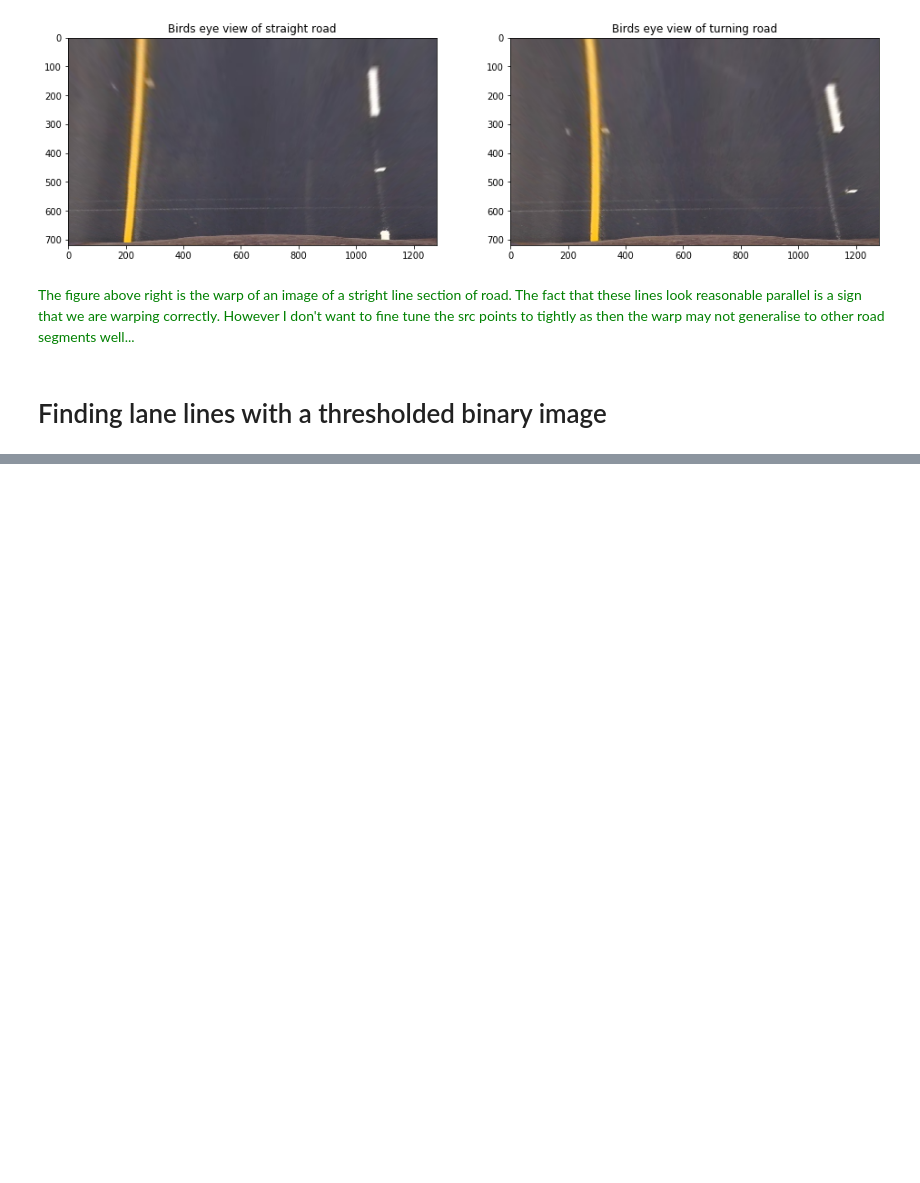
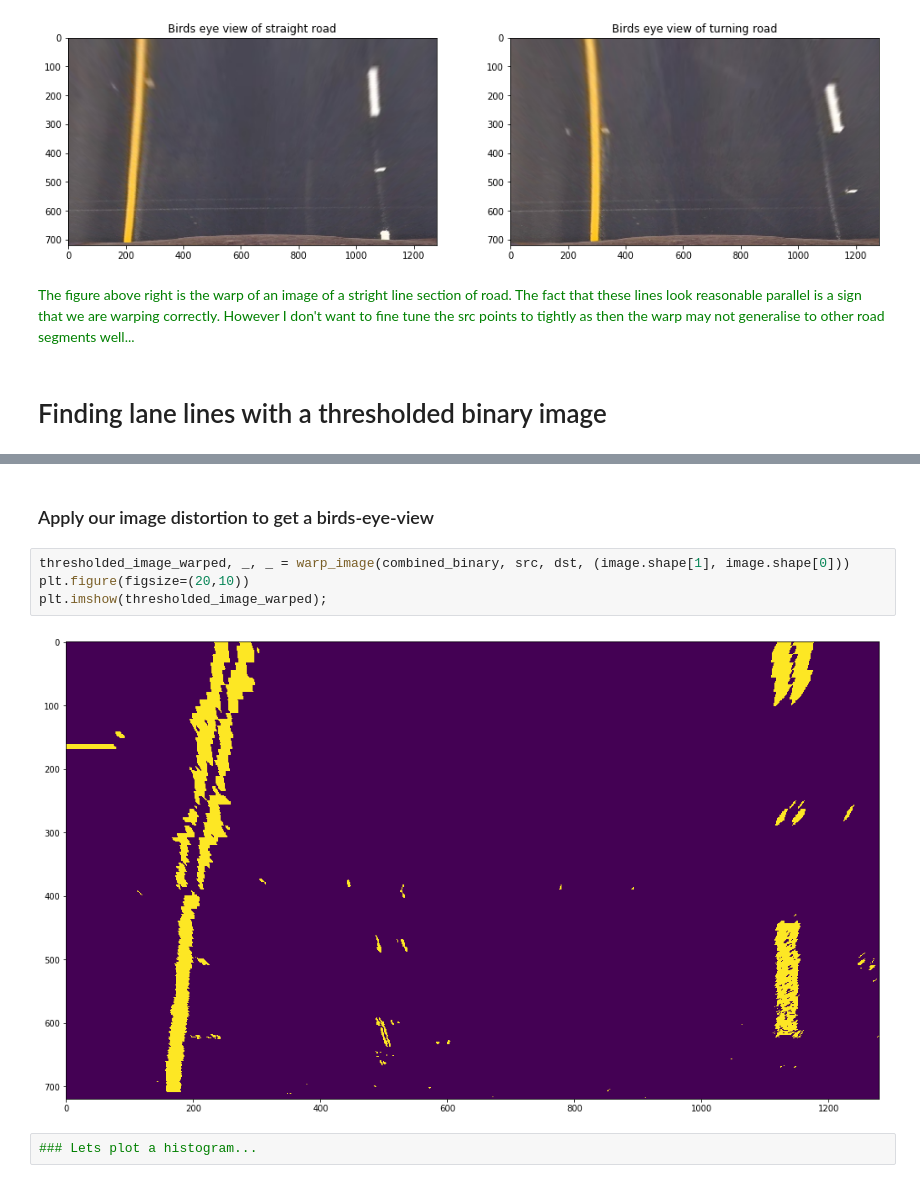
Before and after one commit to js1972/CarND-Advanced-Lane-Lines, a Jupyter notebook: Camera Calibration.ipynb, the cells around one changed output, grey strips where cells are left out. Saved outputs shown, nothing was run; the diff lists cells and outputs as text; blank space fills up the shorter version.

Commit message:
combined sobel filter aand image threshold with histogram to find lane lines

```diff
--- a/Camera Calibration.ipynb
+++ b/Camera Calibration.ipynb
@@ -296 +295,11 @@ ax2.imshow(combined_binary, cmap="gray")
 [figure]
+# %% [markdown]
+### Apply our image distortion to get a birds-eye-view
+# %%
+thresholded_image_warped, _, _ = warp_image(combined_binary, src, dst, (image.shape[1], image.shape[0]))
+plt.figure(figsize=(20,10))
+plt.imshow(thresholded_image_warped);
+# %% [output]
+[figure, added]
+# %%
+### Lets plot a histogram...
```
Also changed, not shown: parts of 2 cells of this notebook.
